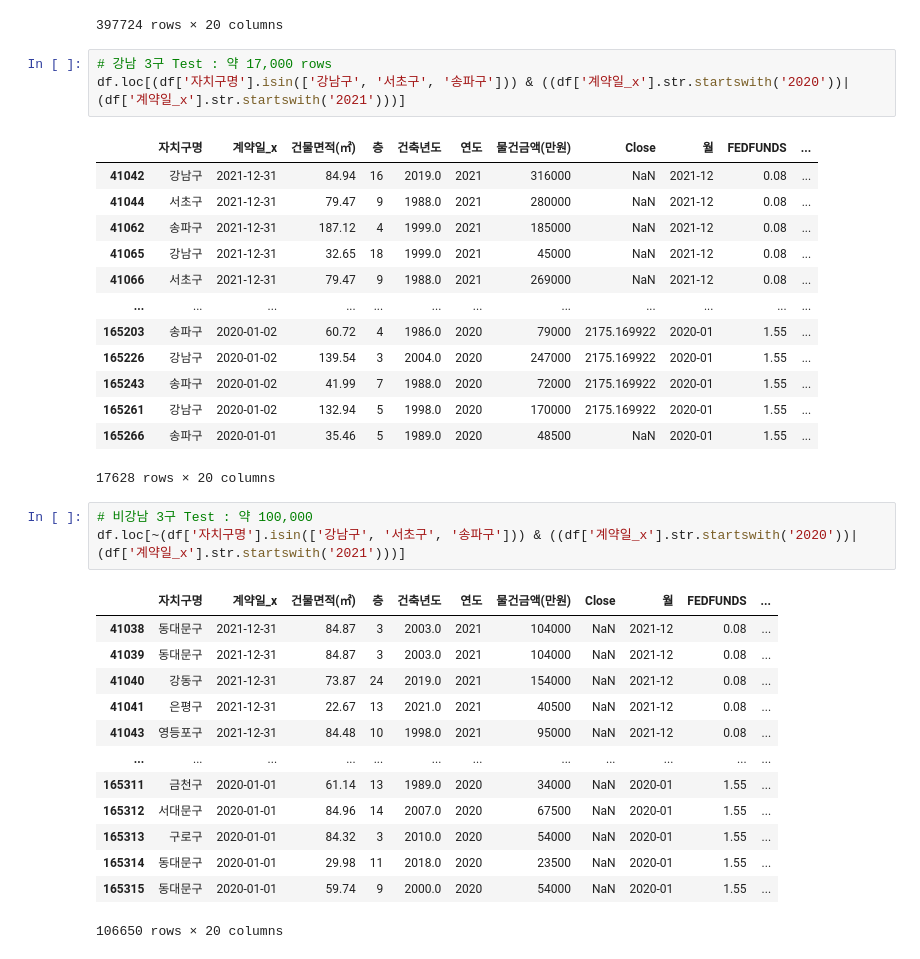
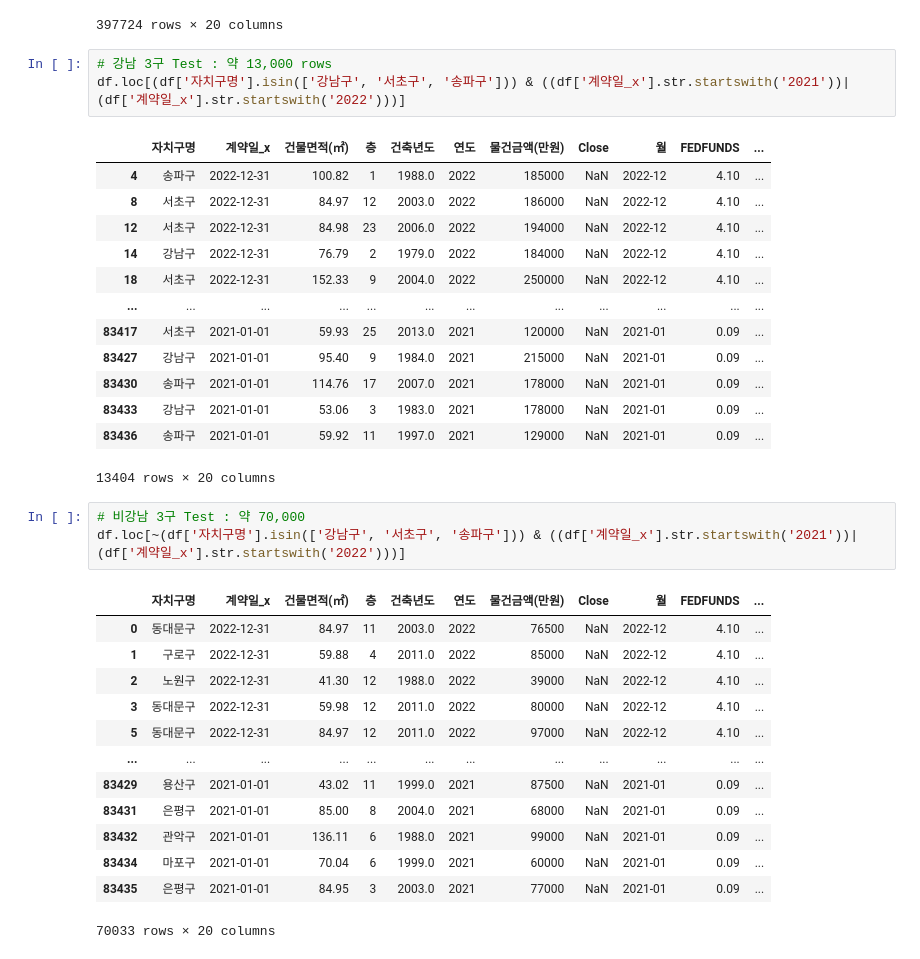
Before and after one commit to ZiNoBae/Hackathon_ubion, a Jupyter notebook: Teamproject_1st/EDA_circle.ipynb, the cells around one changed output. Cells and saved outputs as stored; diff of their text form.

```diff
--- a/Teamproject_1st/EDA_circle.ipynb
+++ b/Teamproject_1st/EDA_circle.ipynb
@@ -133,36 +153,36 @@ df.loc[~(df['자치구명'].isin(['강남구', '서초구', '송파구'])) & ((d
 | 560757 | 노원구 | 2016-01-01 | 39.96 | 10 | 1991.0 | 2016 | 18000 | NaN | 2016-01 | 0.34 | ... |
 397724 rows × 20 columns
 # %%
-# 강남 3구 Test : 약 17,000 rows
-df.loc[(df['자치구명'].isin(['강남구', '서초구', '송파구'])) & ((df['계약일_x'].str.startswith('2020'))|(df['계약일_x'].str.startswith('2021')))]
+# 강남 3구 Test : 약 13,000 rows
+df.loc[(df['자치구명'].isin(['강남구', '서초구', '송파구'])) & ((df['계약일_x'].str.startswith('2021'))|(df['계약일_x'].str.startswith('2022')))]
 # %% [output]
 |  | 자치구명 | 계약일_x | 건물면적(㎡) | 층 | 건축년도 | 연도 | 물건금액(만원) | Close | 월 | FEDFUNDS | ... |
-| 41042 | 강남구 | 2021-12-31 | 84.94 | 16 | 2019.0 | 2021 | 316000 | NaN | 2021-12 | 0.08 | ... |
-| 41044 | 서초구 | 2021-12-31 | 79.47 | 9 | 1988.0 | 2021 | 280000 | NaN | 2021-12 | 0.08 | ... |
-| 41062 | 송파구 | 2021-12-31 | 187.12 | 4 | 1999.0 | 2021 | 185000 | NaN | 2021-12 | 0.08 | ... |
-| 41065 | 강남구 | 2021-12-31 | 32.65 | 18 | 1999.0 | 2021 | 45000 | NaN | 2021-12 | 0.08 | ... |
-| 41066 | 서초구 | 2021-12-31 | 79.47 | 9 | 1988.0 | 2021 | 269000 | NaN | 2021-12 | 0.08 | ... |
+| 4 | 송파구 | 2022-12-31 | 100.82 | 1 | 1988.0 | 2022 | 185000 | NaN | 2022-12 | 4.10 | ... |
+| 8 | 서초구 | 2022-12-31 | 84.97 | 12 | 2003.0 | 2022 | 186000 | NaN | 2022-12 | 4.10 | ... |
+| 12 | 서초구 | 2022-12-31 | 84.98 | 23 | 2006.0 | 2022 | 194000 | NaN | 2022-12 | 4.10 | ... |
+| 14 | 강남구 | 2022-12-31 | 76.79 | 2 | 1979.0 | 2022 | 184000 | NaN | 2022-12 | 4.10 | ... |
+| 18 | 서초구 | 2022-12-31 | 152.33 | 9 | 2004.0 | 2022 | 250000 | NaN | 2022-12 | 4.10 | ... |
 | ... | ... | ... | ... | ... | ... | ... | ... | ... | ... | ... | ... |
-| 165203 | 송파구 | 2020-01-02 | 60.72 | 4 | 1986.0 | 2020 | 79000 | 2175.169922 | 2020-01 | 1.55 | ... |
-| 165226 | 강남구 | 2020-01-02 | 139.54 | 3 | 2004.0 | 2020 | 247000 | 2175.169922 | 2020-01 | 1.55 | ... |
-| 165243 | 송파구 | 2020-01-02 | 41.99 | 7 | 1988.0 | 2020 | 72000 | 2175.169922 | 2020-01 | 1.55 | ... |
-| 165261 | 강남구 | 2020-01-02 | 132.94 | 5 | 1998.0 | 2020 | 170000 | 2175.169922 | 2020-01 | 1.55 | ... |
-| 165266 | 송파구 | 2020-01-01 | 35.46 | 5 | 1989.0 | 2020 | 48500 | NaN | 2020-01 | 1.55 | ... |
+| 83417 | 서초구 | 2021-01-01 | 59.93 | 25 | 2013.0 | 2021 | 120000 | NaN | 2021-01 | 0.09 | ... |
+| 83427 | 강남구 | 2021-01-01 | 95.40 | 9 | 1984.0 | 2021 | 215000 | NaN | 2021-01 | 0.09 | ... |
+| 83430 | 송파구 | 2021-01-01 | 114.76 | 17 | 2007.0 | 2021 | 178000 | NaN | 2021-01 | 0.09 | ... |
+| 83433 | 강남구 | 2021-01-01 | 53.06 | 3 | 1983.0 | 2021 | 178000 | NaN | 2021-01 | 0.09 | ... |
+| 83436 | 송파구 | 2021-01-01 | 59.92 | 11 | 1997.0 | 2021 | 129000 | NaN | 2021-01 | 0.09 | ... |
-17628 rows × 20 columns
+13404 rows × 20 columns
 # %%
-# 비강남 3구 Test : 약 100,000
-df.loc[~(df['자치구명'].isin(['강남구', '서초구', '송파구'])) & ((df['계약일_x'].str.startswith('2020'))|(df['계약일_x'].str.startswith('2021')))]
+# 비강남 3구 Test : 약 70,000
+df.loc[~(df['자치구명'].isin(['강남구', '서초구', '송파구'])) & ((df['계약일_x'].str.startswith('2021'))|(df['계약일_x'].str.startswith('2022')))]
 # %% [output]
 |  | 자치구명 | 계약일_x | 건물면적(㎡) | 층 | 건축년도 | 연도 | 물건금액(만원) | Close | 월 | FEDFUNDS | ... |
-| 41038 | 동대문구 | 2021-12-31 | 84.87 | 3 | 2003.0 | 2021 | 104000 | NaN | 2021-12 | 0.08 | ... |
-| 41039 | 동대문구 | 2021-12-31 | 84.87 | 3 | 2003.0 | 2021 | 104000 | NaN | 2021-12 | 0.08 | ... |
-| 41040 | 강동구 | 2021-12-31 | 73.87 | 24 | 2019.0 | 2021 | 154000 | NaN | 2021-12 | 0.08 | ... |
-| 41041 | 은평구 | 2021-12-31 | 22.67 | 13 | 2021.0 | 2021 | 40500 | NaN | 2021-12 | 0.08 | ... |
-| 41043 | 영등포구 | 2021-12-31 | 84.48 | 10 | 1998.0 | 2021 | 95000 | NaN | 2021-12 | 0.08 | ... |
+| 0 | 동대문구 | 2022-12-31 | 84.97 | 11 | 2003.0 | 2022 | 76500 | NaN | 2022-12 | 4.10 | ... |
+| 1 | 구로구 | 2022-12-31 | 59.88 | 4 | 2011.0 | 2022 | 85000 | NaN | 2022-12 | 4.10 | ... |
+| 2 | 노원구 | 2022-12-31 | 41.30 | 12 | 1988.0 | 2022 | 39000 | NaN | 2022-12 | 4.10 | ... |
+| 3 | 동대문구 | 2022-12-31 | 59.98 | 12 | 2011.0 | 2022 | 80000 | NaN | 2022-12 | 4.10 | ... |
+| 5 | 동대문구 | 2022-12-31 | 84.97 | 12 | 2011.0 | 2022 | 97000 | NaN | 2022-12 | 4.10 | ... |
 | ... | ... | ... | ... | ... | ... | ... | ... | ... | ... | ... | ... |
-| 165311 | 금천구 | 2020-01-01 | 61.14 | 13 | 1989.0 | 2020 | 34000 | NaN | 2020-01 | 1.55 | ... |
-| 165312 | 서대문구 | 2020-01-01 | 84.96 | 14 | 2007.0 | 2020 | 67500 | NaN | 2020-01 | 1.55 | ... |
-| 165313 | 구로구 | 2020-01-01 | 84.32 | 3 | 2010.0 | 2020 | 54000 | NaN | 2020-01 | 1.55 | ... |
-| 165314 | 동대문구 | 2020-01-01 | 29.98 | 11 | 2018.0 | 2020 | 23500 | NaN | 2020-01 | 1.55 | ... |
-| 165315 | 동대문구 | 2020-01-01 | 59.74 | 9 | 2000.0 | 2020 | 54000 | NaN | 2020-01 | 1.55 | ... |
+| 83429 | 용산구 | 2021-01-01 | 43.02 | 11 | 1999.0 | 2021 | 87500 | NaN | 2021-01 | 0.09 | ... |
+| 83431 | 은평구 | 2021-01-01 | 85.00 | 8 | 2004.0 | 2021 | 68000 | NaN | 2021-01 | 0.09 | ... |
+| 83432 | 관악구 | 2021-01-01 | 136.11 | 6 | 1988.0 | 2021 | 99000 | NaN | 2021-01 | 0.09 | ... |
+| 83434 | 마포구 | 2021-01-01 | 70.04 | 6 | 1999.0 | 2021 | 60000 | NaN | 2021-01 | 0.09 | ... |
+| 83435 | 은평구 | 2021-01-01 | 84.95 | 3 | 2003.0 | 2021 | 77000 | NaN | 2021-01 | 0.09 | ... |
-106650 rows × 20 columns
+70033 rows × 20 columns
```
Also changed, not shown: parts of 8 cells of this notebook, 2 other files.
